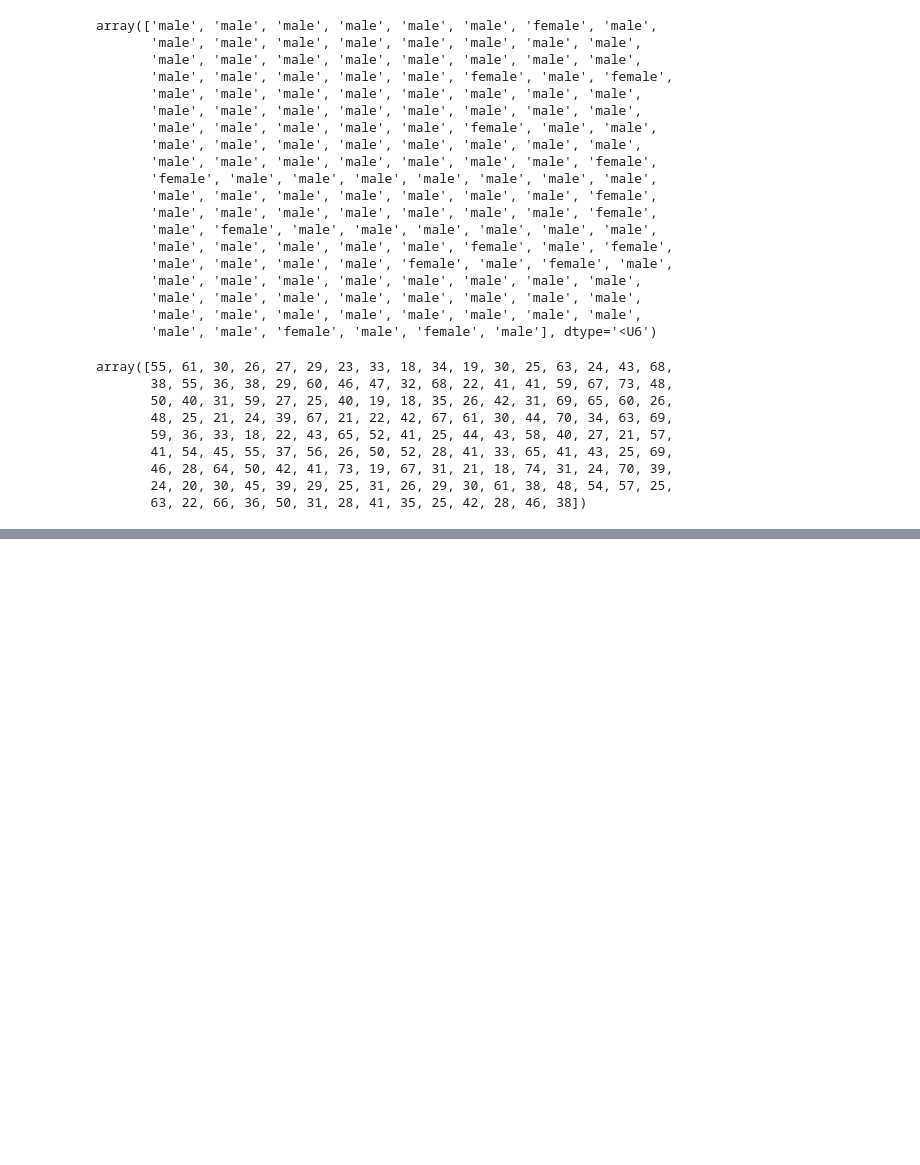
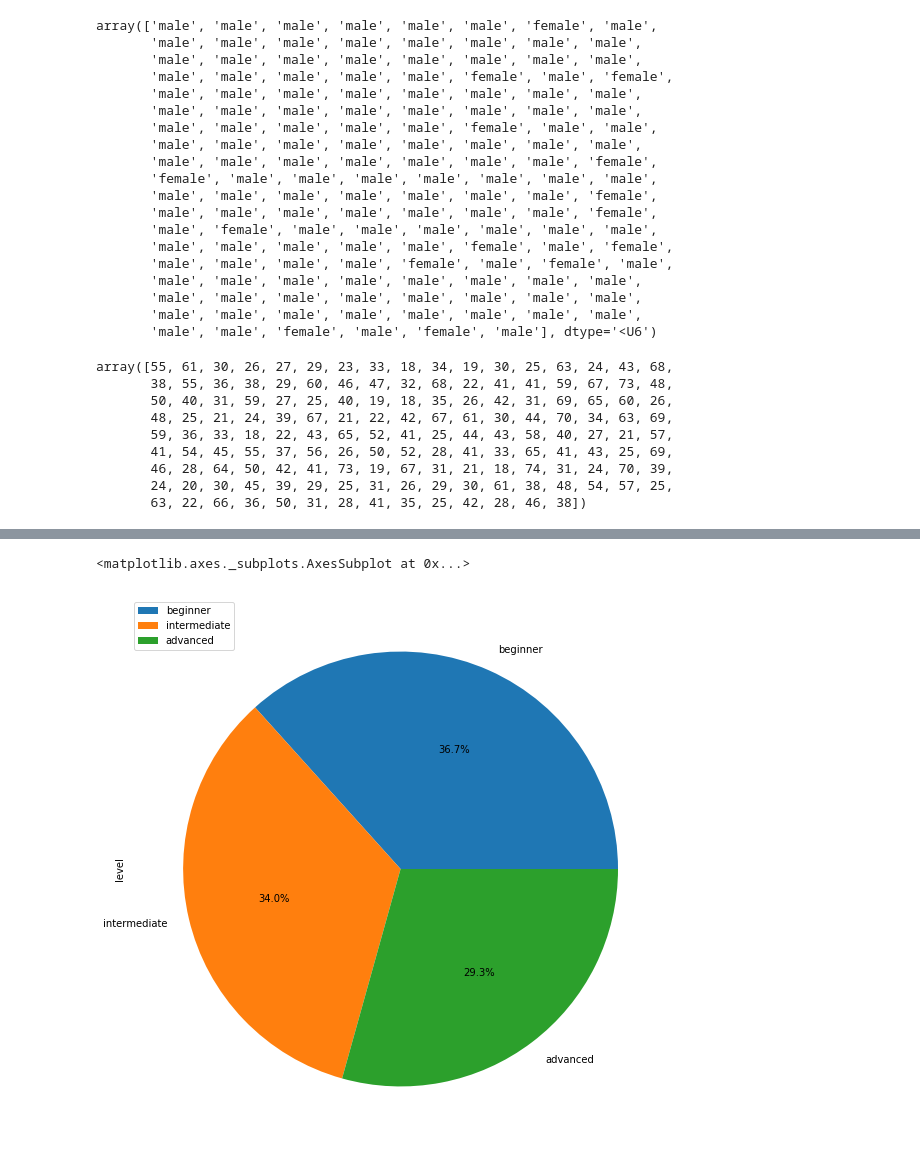
Before and after one commit to garycunningham89/progdataanalysisproject, a Jupyter notebook: Programming for Data Analysis Final Project.ipynb, the cells around one changed output, grey strips where cells are left out. Drawn from its saved outputs; the diff is of its cells as text; code cells hidden in the pictures; blank space fills up the shorter version.

```diff
--- a/Programming for Data Analysis Final Project.ipynb
+++ b/Programming for Data Analysis Final Project.ipynb
@@ -250,0 +350,8 @@ df.style.hide_index()
+# %%
+#using pie chart and bar chart to describe
+type_counts = dataset['level'].value_counts()
+dataset2 = pd.DataFrame({'level': type_counts})
+dataset2.plot.pie(y='level', figsize=(10,10), autopct='%1.1f%%')
+# %% [output]
+<matplotlib.axes._subplots.AxesSubplot at 0x...>
+[figure, added]
```
Also changed, not shown: parts of 20 cells of this notebook, 1 other file.
